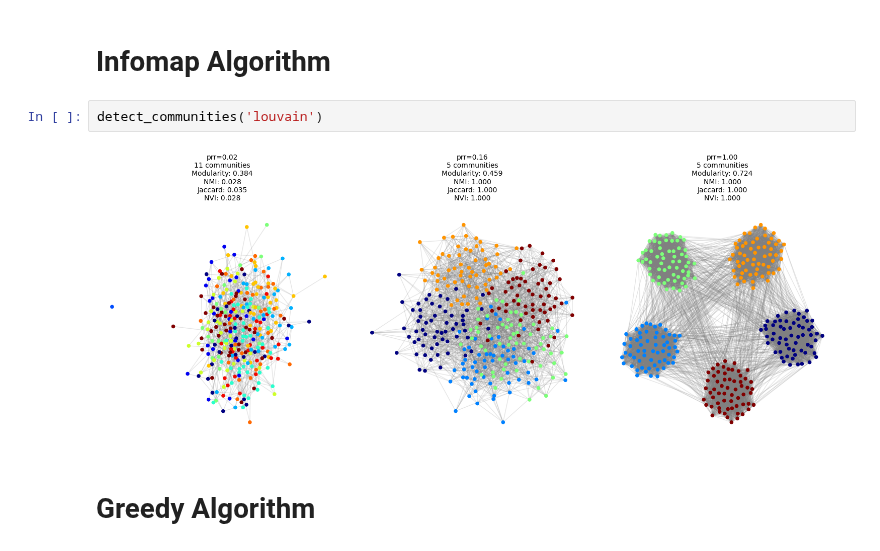
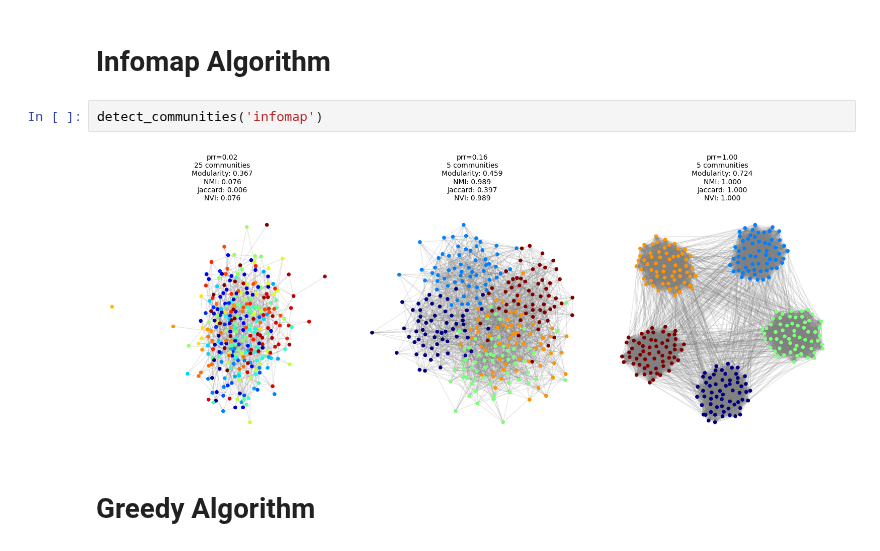
Before and after one commit to sarmijavier/complex_networks_assigments, a Jupyter notebook: activity_2/a2_part_1_synyhetic_networks.ipynb, the cells around one changed output. Drawn from its saved outputs; the diff is of its cells as text.

Commit message:
corrected infomap

```diff
--- a/activity_2/a2_part_1_synyhetic_networks.ipynb
+++ b/activity_2/a2_part_1_synyhetic_networks.ipynb
@@ -236,9 +236,9 @@ detect_communities('louvain')
 # %% [markdown]
 # Infomap Algorithm
 # %%
-detect_communities('louvain')
+detect_communities('infomap')
 # %% [output]
-[figure, old version]
+[figure, new version]
 # %% [markdown]
 # Greedy Algorithm
 # %%
```
